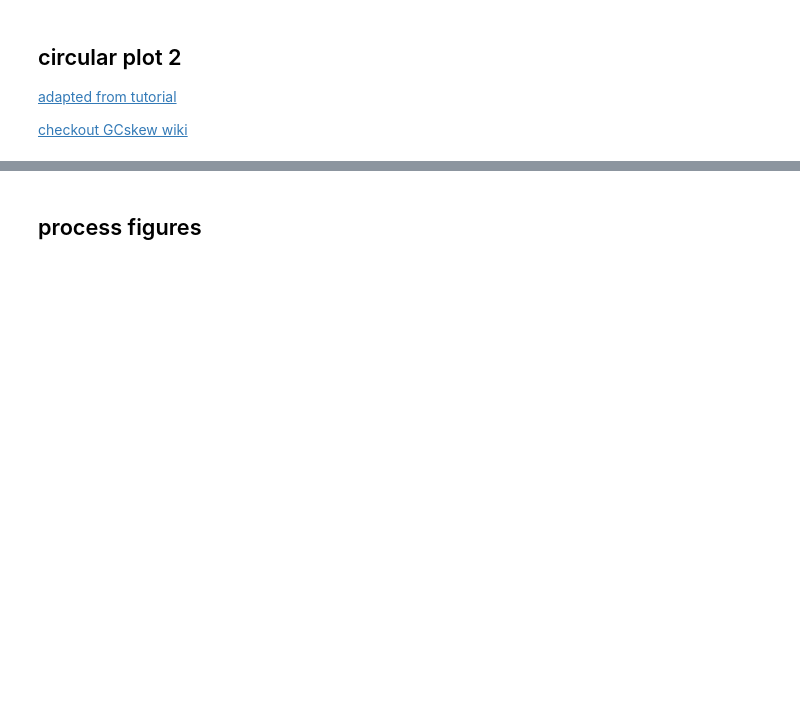
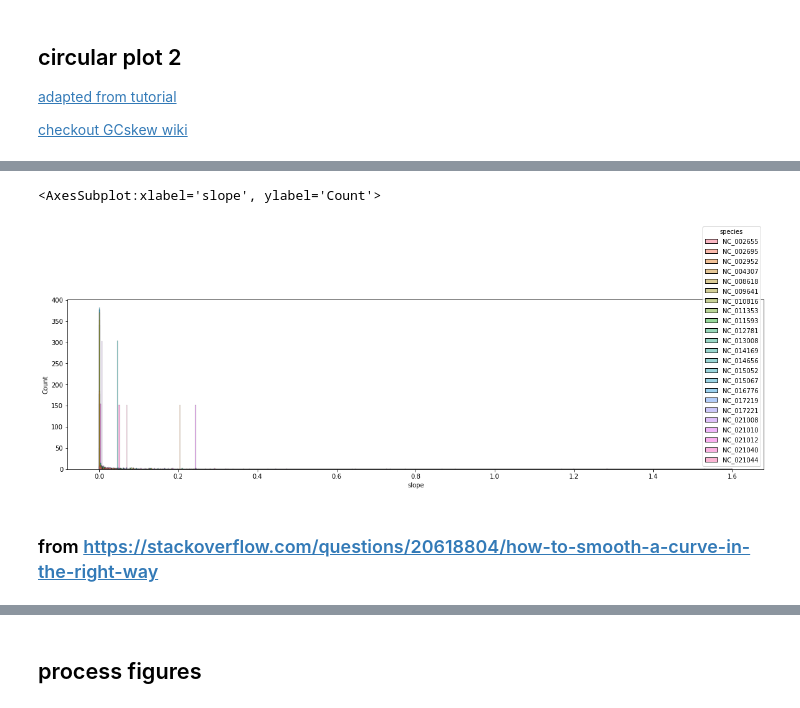
Before and after one commit to dcolinmorgan/HKU_MG, a Jupyter notebook: bactXpat.ipynb, the cells around one changed output, grey strips where cells are left out. Drawn from its saved outputs; the diff is of its cells as text; code cells hidden in the pictures; blank space fills up the shorter version.

```diff
--- a/bactXpat.ipynb
+++ b/bactXpat.ipynb
@@ -402,0 +450,8 @@ plt.show()
+# %%
+plt.figure(figsize=(20,5))
+sns.histplot(data=data2, x="slope", hue="species")
+# %% [output]
+<AxesSubplot:xlabel='slope', ylabel='Count'>
+[figure, added]
+# %% [markdown]
+### from https://stackoverflow.com/questions/20618804/how-to-smooth-a-curve-in-the-right-way
```
Also changed, not shown: parts of 31 cells of this notebook, 13 other files.
